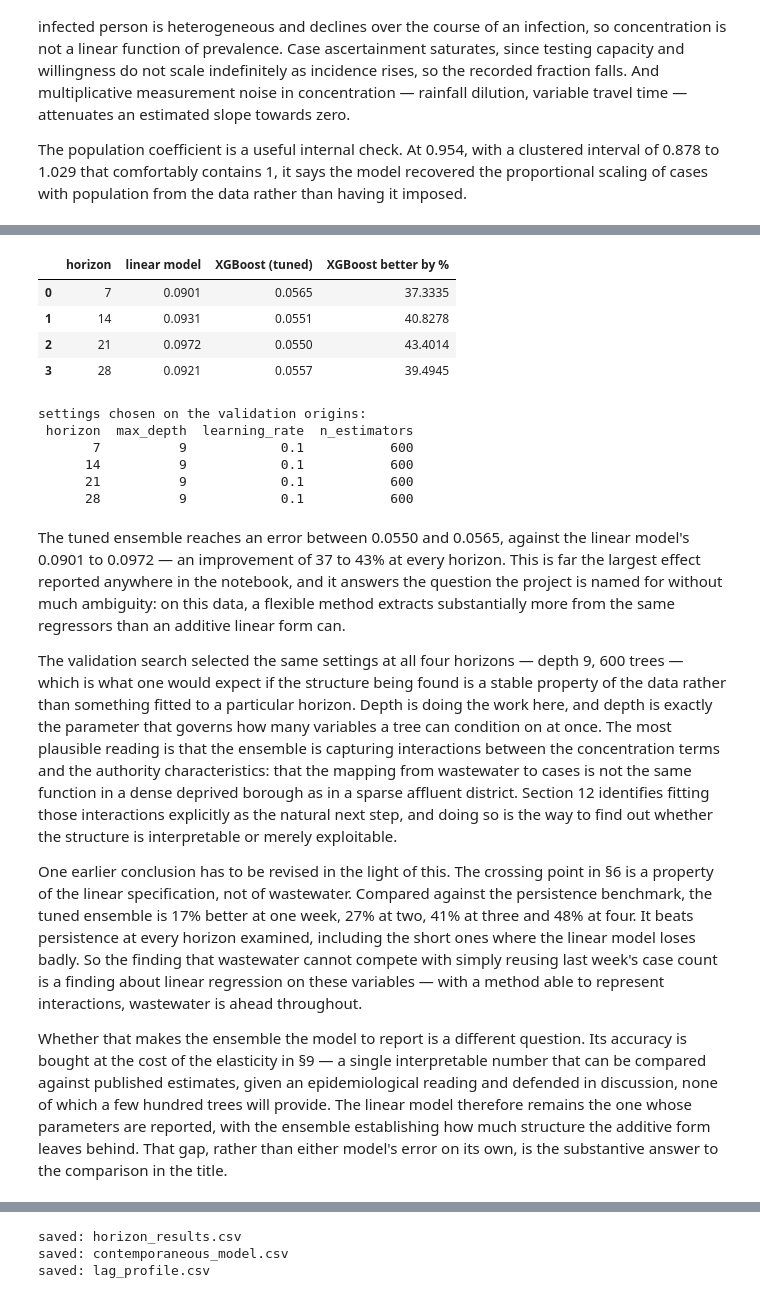
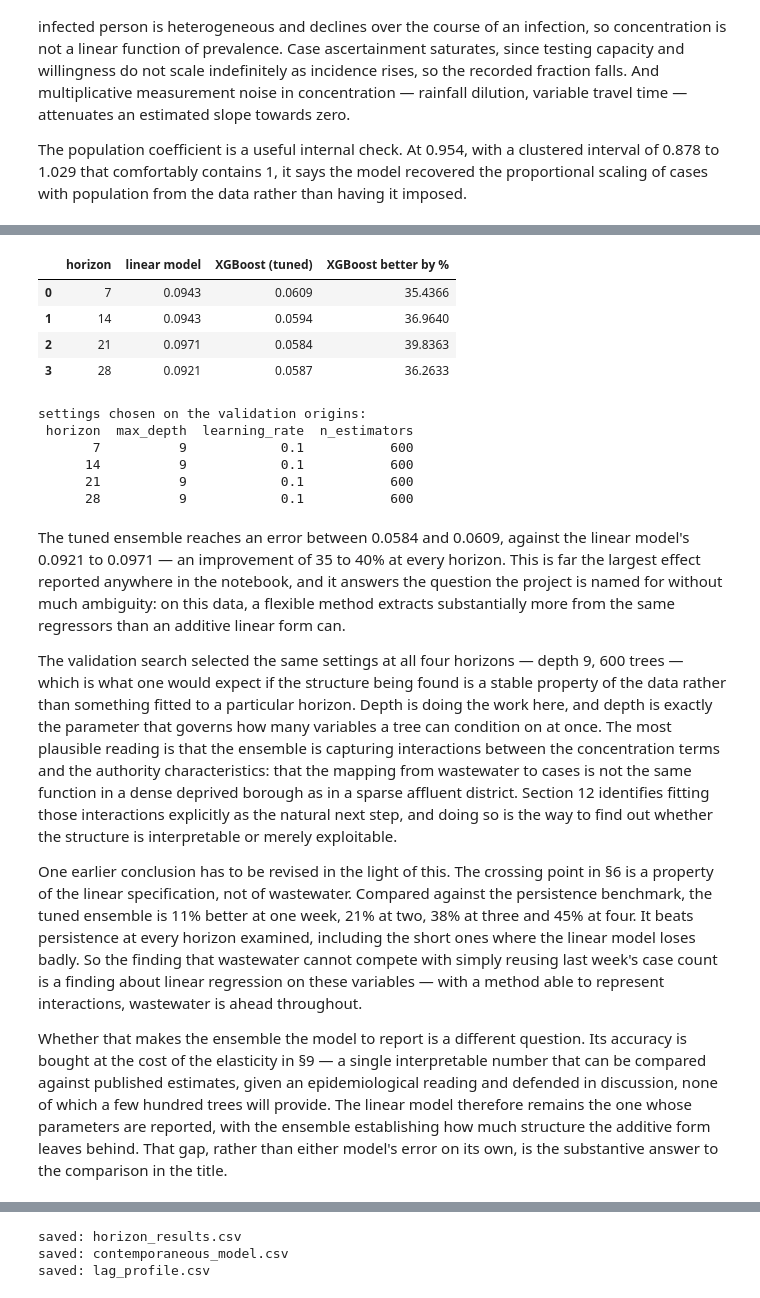
Before and after one commit to sebastian-munteanu/Predicting-COVID-19-cases-from-wastewater-based-epidemiology, a Jupyter notebook: notebooks/04_models.ipynb, the cells around one changed output, grey strips where cells are left out. Drawn from its saved outputs; the diff is of its cells as text; code cells hidden in the pictures.

```diff
--- a/notebooks/04_models.ipynb
+++ b/notebooks/04_models.ipynb
@@ -197,7 +189,7 @@ The specification adopted uses four terms, at lags $h$, $h+7$, $h+14$ and $h+21$
 LAGS = [0, 7, 14, 21]
 X = [f'x{k}' for k in LAGS]
 
-def build(h, w=21, vacc_extra=14):
+def build(h, w=21):
     # Assemble the design matrix for horizon h. Every regressor is at least h days old.
     d = df.assign(x=smooth(df, w))
     g = d.groupby('LAD21CD')
@@ -206,10 +198,7 @@ def build(h, w=21, vacc_extra=14):
     d['x_single'] = d['x0']                              # single-lag alternative
     d['x_delta']  = d['x0'] - g['x'].shift(h + 14)       # its 14-day difference term
     d['y_h'] = g['y'].shift(h)                           # persistence benchmark only
-    d['v1']  = g['vacc_dose1_pct'].shift(h + vacc_extra) # vaccination, see 4.2
-    d['v2']  = g['vacc_dose2_pct'].shift(h + vacc_extra)
     return d
-V = ['v1','v2']
 
 rows = []
 for h in (7, 14, 21, 28):
@@ -247,14 +231,0 @@ Lagging it by the same $h$ as the wastewater would be a mistake, because the two
-# %%
-rows = []
-for h in (7, 14, 21, 28):
-    row = {'horizon': h}
-    for extra in (0, 14, 28):
-        d = build(h, vacc_extra=extra)
-        row[f'vaccination at h+{extra}'] = rolling_eval(d, X + Z + V, VAL)
-    rows.append(row)
-vt = pd.DataFrame(rows)
-display(vt.round(4))
-sp = origin_errors(build(21, vacc_extra=14), X + Z + V, VAL).std(ddof=1)
-print(f'for scale: at h=21 the error varies by sd {sp:.4f} from one origin to the next,')
-_row = vt.loc[vt.horizon == 21, [c for c in vt if c != 'horizon']].values.ravel()
-print(f'against a spread of {_row.max() - _row.min():.4f} across the three lag choices')
@@ -414,12 +372,9 @@ for h in HORIZONS:
                  'covariates only'            : rolling_eval(d, Z, TEST),
                  'wastewater only'            : rolling_eval(d, X, TEST),
                  'wastewater + cov'           : rolling_eval(d, X + Z, TEST),
-                 'wastewater + cov + vacc'    : rolling_eval(d, X + Z + V, TEST),
                  'case history + cov'         : rolling_eval(d, ['y_h'] + Z, TEST)})
 H = pd.DataFrame(rows)
 H['covariate gain %']    = 100*(H['wastewater only'] - H['wastewater + cov'])/H['wastewater only']
-# The full specification of 5.1 is the model reported, fixed in advance -- not
-# whichever of the two scored better on the test origins.
-H['vs persistence %']    = 100*(H.persistence - H['wastewater + cov + vacc'])/H.persistence
+H['vs persistence %']    = 100*(H.persistence - H['wastewater + cov'])/H.persistence
 display(H.round(4))
 # %% [output]
@@ -526,9 +477,0 @@ The second check is more searching. Both the wastewater series and the national
-# %%
-rows = []
-for h in (7, 14, 21, 28):
-    d = build(h)
-    rows.append({'horizon': h,
-                 'wastewater + covariates'      : rolling_eval(d, X + Z, TEST),
-                 'vaccination + covariates'     : rolling_eval(d, V + Z, TEST),
-                 'covariates only'              : rolling_eval(d, Z, TEST)})
-display(pd.DataFrame(rows).round(4))
@@ -627,42 +556,42 @@ Earlier versions of this analysis ran it on fixed settings, which understated it
 # 0.03 almost everywhere, so the grid spans depth and tree count at fixed rate.
 GRID = [{'max_depth': dp, 'learning_rate': 0.1, 'n_estimators': ne}
         for dp in (5, 7, 9) for ne in (300, 600)]
-F = X + Z + V
+F = X + Z
 
 def xgb(p):
     return XGBRegressor(**p, subsample=0.8, colsample_bytree=0.8,
                         n_jobs=-1, random_state=0, verbosity=0)
 
 def xgb_errors(d, origins, p):
     errs = []
     for o in origins:
         tr = d[d.date <= o].dropna(subset=F + ['y'])
         te = d[(d.date > o) & (d.date <= o + pd.Timedelta(days=7))].dropna(subset=F + ['y'])
         if len(te) < 100 or len(tr) < 500:
             continue
         errs.append(mean_absolute_error(te.y, xgb(p).fit(tr[F], tr.y).predict(te[F])))
     return np.mean(errs) if errs else np.nan
 
 rows, picks = [], []
 for h in (7, 14, 21, 28):
     d = build(h)
     scored = [(xgb_errors(d, VAL[::3], p), i) for i, p in enumerate(GRID)]   # select: validation
     best = GRID[min(scored)[1]]
     picks.append({'horizon': h, **best})
     rows.append({'horizon': h,
                  'linear model'   : rolling_eval(d, F, TEST),
                  'XGBoost (tuned)': xgb_errors(d, TEST, best)})              # report: test
 XG = pd.DataFrame(rows)
 XG['XGBoost better by %'] = 100*(XG['linear model'] - XG['XGBoost (tuned)'])/XG['linear model']
 display(XG.round(4))
 print('settings chosen on the validation origins:')
 print(pd.DataFrame(picks).to_string(index=False))
 # %% [output]
 |  | horizon | linear model | XGBoost (tuned) | XGBoost better by % |
-| 0 | 7 | 0.0901 | 0.0565 | 37.3335 |
-| 1 | 14 | 0.0931 | 0.0551 | 40.8278 |
-| 2 | 21 | 0.0972 | 0.0550 | 43.4014 |
-| 3 | 28 | 0.0921 | 0.0557 | 39.4945 |
+| 0 | 7 | 0.0943 | 0.0609 | 35.4366 |
+| 1 | 14 | 0.0943 | 0.0594 | 36.9640 |
+| 2 | 21 | 0.0971 | 0.0584 | 39.8363 |
+| 3 | 28 | 0.0921 | 0.0587 | 36.2633 |
 settings chosen on the validation origins:
  horizon  max_depth  learning_rate  n_estimators
        7          9            0.1           600
@@ -670,11 +599,11 @@ settings chosen on the validation origins:
       21          9            0.1           600
       28          9            0.1           600
 # %% [markdown]
-The tuned ensemble reaches an error between 0.0550 and 0.0565, against the linear model's 0.0901 to 0.0972 — an improvement of 37 to 43% at every horizon. This is far the largest effect reported anywhere in the notebook, and it answers the question the project is named for without much ambiguity: on this data, a flexible method extracts substantially more from the same regressors than an additive linear form can.
+The tuned ensemble reaches an error between 0.0584 and 0.0609, against the linear model's 0.0921 to 0.0971 — an improvement of 35 to 40% at every horizon. This is far the largest effect reported anywhere in the notebook, and it answers the question the project is named for without much ambiguity: on this data, a flexible method extracts substantially more from the same regressors than an additive linear form can.
 
 The validation search selected the same settings at all four horizons — depth 9, 600 trees — which is what one would expect if the structure being found is a stable property of the data rather than something fitted to a particular horizon. Depth is doing the work here, and depth is exactly the parameter that governs how many variables a tree can condition on at once. The most plausible reading is that the ensemble is capturing interactions between the concentration terms and the authority characteristics: that the mapping from wastewater to cases is not the same function in a dense deprived borough as in a sparse affluent district. Section 12 identifies fitting those interactions explicitly as the natural next step, and doing so is the way to find out whether the structure is interpretable or merely exploitable.
 
-One earlier conclusion has to be revised in the light of this. The crossing point in §6 is a property of the linear specification, not of wastewater. Compared against the persistence benchmark, the tuned ensemble is 17% better at one week, 27% at two, 41% at three and 48% at four. It beats persistence at every horizon examined, including the short ones where the linear model loses badly. So the finding that wastewater cannot compete with simply reusing last week's case count is a finding about linear regression on these variables — with a method able to represent interactions, wastewater is ahead throughout.
+One earlier conclusion has to be revised in the light of this. The crossing point in §6 is a property of the linear specification, not of wastewater. Compared against the persistence benchmark, the tuned ensemble is 11% better at one week, 21% at two, 38% at three and 45% at four. It beats persistence at every horizon examined, including the short ones where the linear model loses badly. So the finding that wastewater cannot compete with simply reusing last week's case count is a finding about linear regression on these variables — with a method able to represent interactions, wastewater is ahead throughout.
 
 Whether that makes the ensemble the model to report is a different question. Its accuracy is bought at the cost of the elasticity in §9 — a single interpretable number that can be compared against published estimates, given an epidemiological reading and defended in discussion, none of which a few hundred trees will provide. The linear model therefore remains the one whose parameters are reported, with the ensemble establishing how much structure the additive form leaves behind. That gap, rather than either model's error on its own, is the substantive answer to the comparison in the title.
 # %% [markdown]
```
Also changed, not shown: parts of 24 cells of this notebook, 3 other files.
